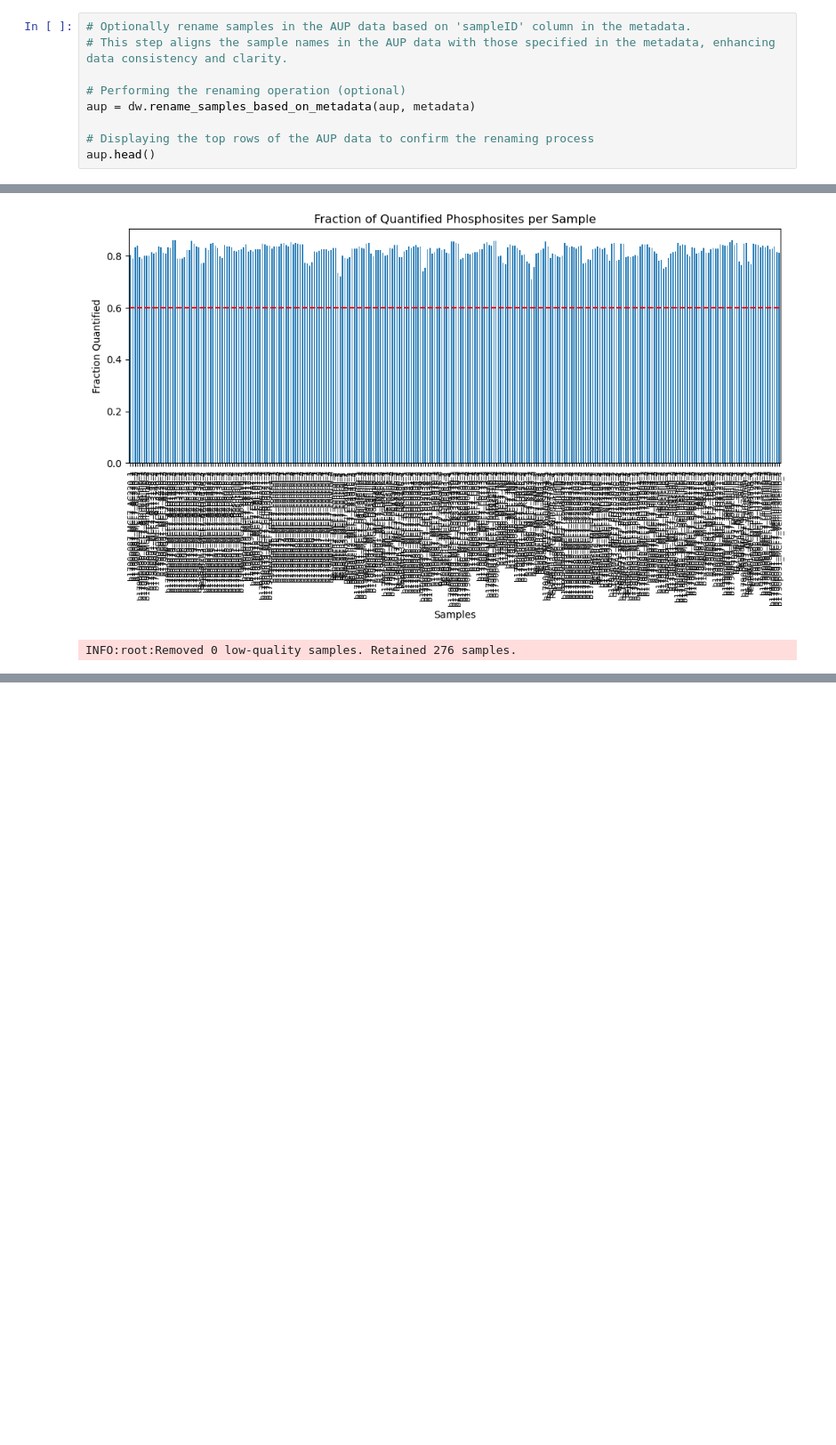
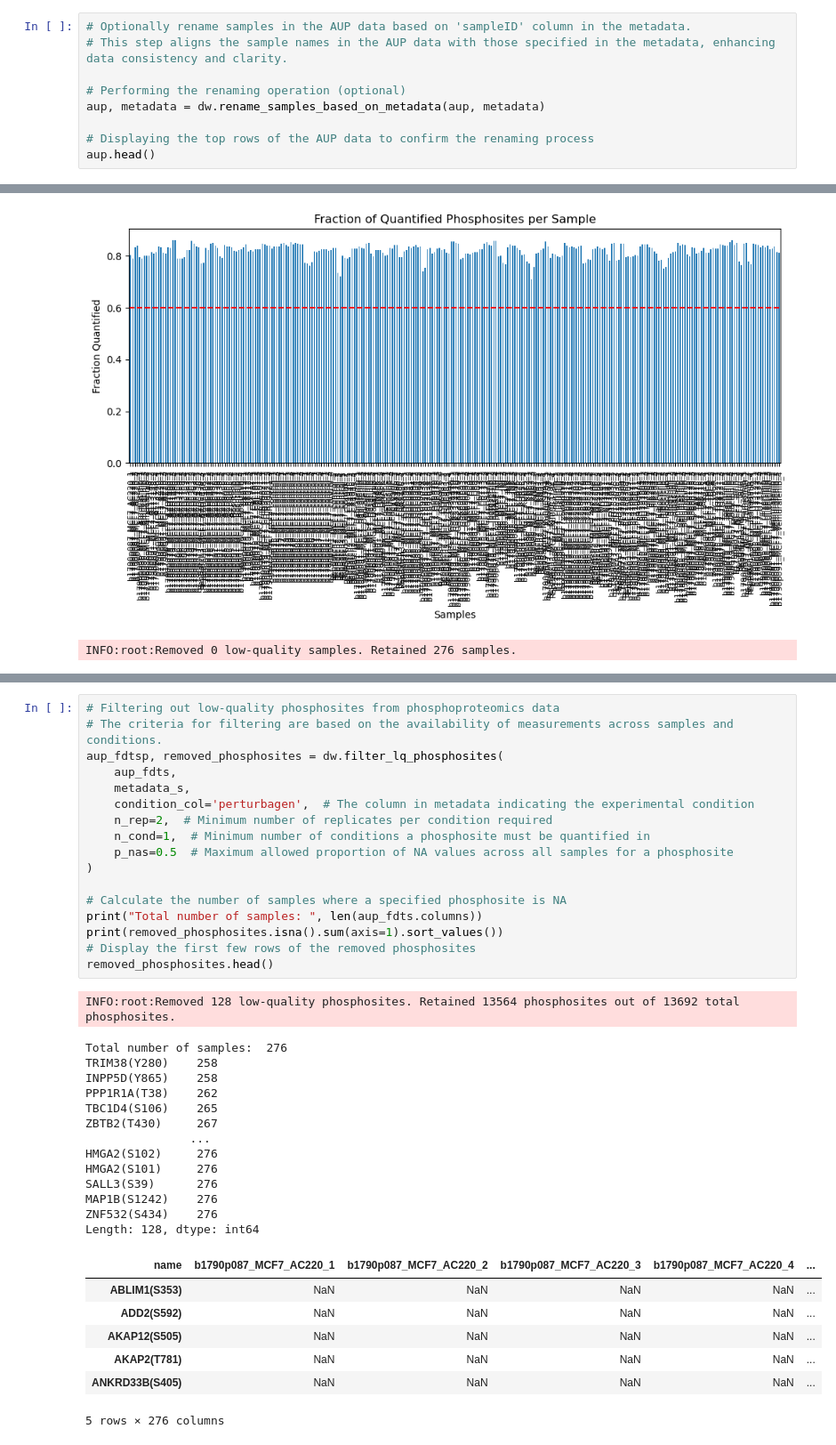
Before and after one commit to magdalenahuebner/magpipe, a Jupyter notebook: notebooks/02-mh-preprocess-data.ipynb, the cells around one changed output, grey strips where cells are left out. Shown at 89% size. Saved outputs shown, nothing was run; the diff lists cells and outputs as text; blank space fills up the shorter version.

Commit message:
added qc: excluding low-quality phosphosites

```diff
--- a/notebooks/02-mh-preprocess-data.ipynb
+++ b/notebooks/02-mh-preprocess-data.ipynb
@@ -68,7 +70,7 @@ If the current naming convention suits your analysis needs, ensure the metadata'
 # This step aligns the sample names in the AUP data with those specified in the metadata, enhancing data consistency and clarity.
 
 # Performing the renaming operation (optional)
-aup = dw.rename_samples_based_on_metadata(aup, metadata)
+aup, metadata = dw.rename_samples_based_on_metadata(aup, metadata)
 
 # Displaying the top rows of the AUP data to confirm the renaming process
 aup.head()
@@ -185,3 +197,42 @@ INFO:root:Removed 0 low-quality samples. Retained 276 samples.
+# %%
+# Filtering out low-quality phosphosites from phosphoproteomics data
+# The criteria for filtering are based on the availability of measurements across samples and conditions.
+aup_fdtsp, removed_phosphosites = dw.filter_lq_phosphosites(
+    aup_fdts,
+    metadata_s,
+    condition_col='perturbagen',  # The column in metadata indicating the experimental condition
+    n_rep=2,  # Minimum number of replicates per condition required
+    n_cond=1,  # Minimum number of conditions a phosphosite must be quantified in
+    p_nas=0.5  # Maximum allowed proportion of NA values across all samples for a phosphosite
+)
+
+# Calculate the number of samples where a specified phosphosite is NA
+print("Total number of samples: ", len(aup_fdts.columns))
+print(removed_phosphosites.isna().sum(axis=1).sort_values())
+# Display the first few rows of the removed phosphosites
+removed_phosphosites.head()
+# %% [output]
+INFO:root:Removed 128 low-quality phosphosites. Retained 13564 phosphosites out of 13692 total phosphosites.
+Total number of samples:  276
+TRIM38(Y280)    258
+INPP5D(Y865)    258
+PPP1R1A(T38)    262
+TBC1D4(S106)    265
+ZBTB2(T430)     267
+               ...
+HMGA2(S102)     276
+HMGA2(S101)     276
+SALL3(S39)      276
+MAP1B(S1242)    276
+ZNF532(S434)    276
+Length: 128, dtype: int64
+| name | b1790p087_MCF7_AC220_1 | b1790p087_MCF7_AC220_2 | b1790p087_MCF7_AC220_3 | b1790p087_MCF7_AC220_4 | ... |
+| ABLIM1(S353) | NaN | NaN | NaN | NaN | ... |
+| ADD2(S592) | NaN | NaN | NaN | NaN | ... |
+| AKAP12(S505) | NaN | NaN | NaN | NaN | ... |
+| AKAP2(T781) | NaN | NaN | NaN | NaN | ... |
+| ANKRD33B(S405) | NaN | NaN | NaN | NaN | ... |
+5 rows × 276 columns
 # %% [markdown]
 # Conclusion
 
```
Also changed, not shown: parts of 3 cells of this notebook, 1 other file.
